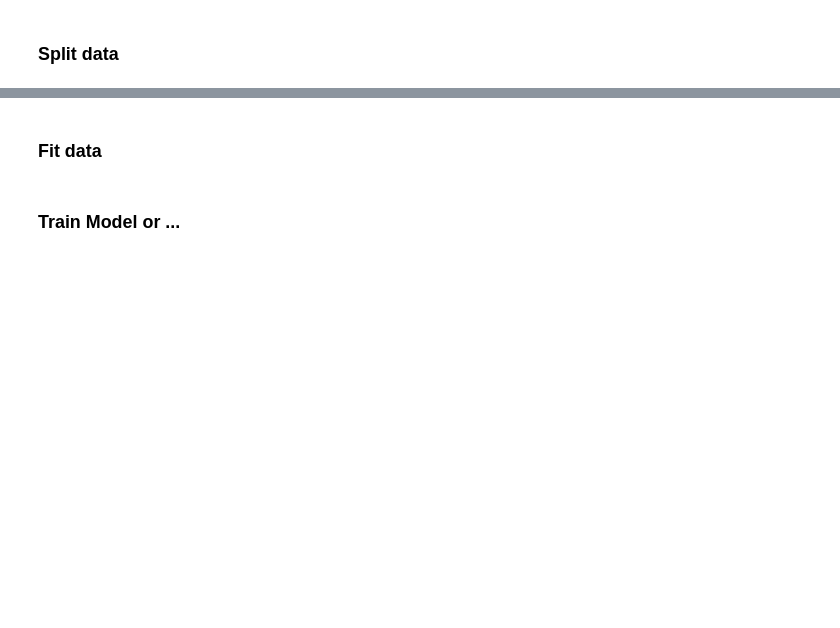
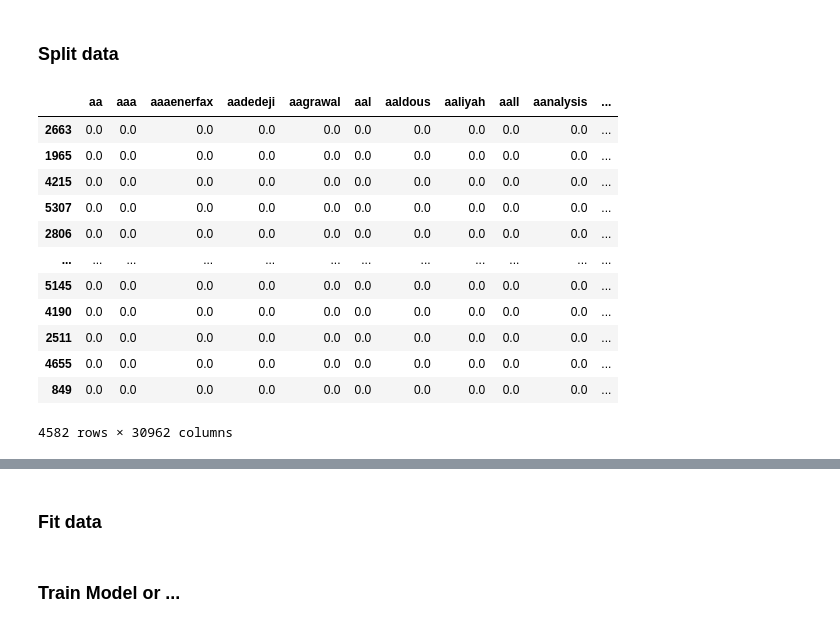
Before and after one commit to benjv22/ICT-INN-tp-22-SpamFilterPoC, a Jupyter notebook: NLP PoC.ipynb, the cells around one changed output, grey strips where cells are left out. Cells and saved outputs as stored; diff of their text form; code cells hidden in the pictures; blank space fills up the shorter version.

```diff
--- a/NLP PoC.ipynb
+++ b/NLP PoC.ipynb
@@ -112,10 +163,27 @@ df = pd.concat([df, count_vect_df], axis=1)
 # %%
 # Import
 from sklearn.model_selection import train_test_split
 
 # Define in- and outputs
 X = df.iloc[:, 3:]
 y = df.iloc[:,1]
 
 # Split set
 X_train, X_test, y_train, y_test = train_test_split(X, y, test_size=0.2) # Set 80%-20% as Training and Testing
+
+# Show
+X_train
+# %% [output]
+|  | aa | aaa | aaaenerfax | aadedeji | aagrawal | aal | aaldous | aaliyah | aall | aanalysis | ... |
+| 2663 | 0.0 | 0.0 | 0.0 | 0.0 | 0.0 | 0.0 | 0.0 | 0.0 | 0.0 | 0.0 | ... |
+| 1965 | 0.0 | 0.0 | 0.0 | 0.0 | 0.0 | 0.0 | 0.0 | 0.0 | 0.0 | 0.0 | ... |
+| 4215 | 0.0 | 0.0 | 0.0 | 0.0 | 0.0 | 0.0 | 0.0 | 0.0 | 0.0 | 0.0 | ... |
+| 5307 | 0.0 | 0.0 | 0.0 | 0.0 | 0.0 | 0.0 | 0.0 | 0.0 | 0.0 | 0.0 | ... |
+| 2806 | 0.0 | 0.0 | 0.0 | 0.0 | 0.0 | 0.0 | 0.0 | 0.0 | 0.0 | 0.0 | ... |
+| ... | ... | ... | ... | ... | ... | ... | ... | ... | ... | ... | ... |
+| 5145 | 0.0 | 0.0 | 0.0 | 0.0 | 0.0 | 0.0 | 0.0 | 0.0 | 0.0 | 0.0 | ... |
+| 4190 | 0.0 | 0.0 | 0.0 | 0.0 | 0.0 | 0.0 | 0.0 | 0.0 | 0.0 | 0.0 | ... |
+| 2511 | 0.0 | 0.0 | 0.0 | 0.0 | 0.0 | 0.0 | 0.0 | 0.0 | 0.0 | 0.0 | ... |
+| 4655 | 0.0 | 0.0 | 0.0 | 0.0 | 0.0 | 0.0 | 0.0 | 0.0 | 0.0 | 0.0 | ... |
+| 849 | 0.0 | 0.0 | 0.0 | 0.0 | 0.0 | 0.0 | 0.0 | 0.0 | 0.0 | 0.0 | ... |
+4582 rows × 30962 columns
```
Also changed, not shown: parts of 10 cells of this notebook.
